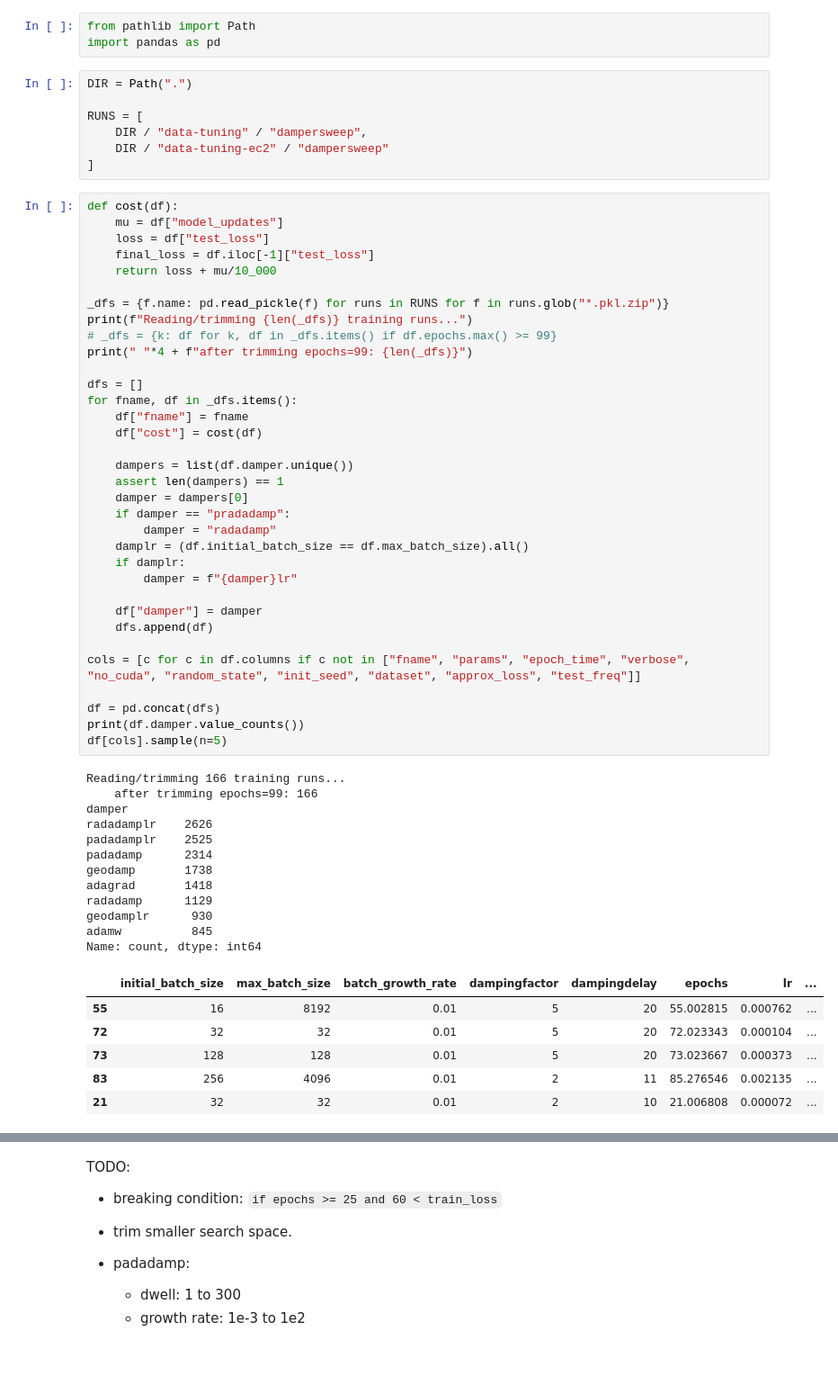
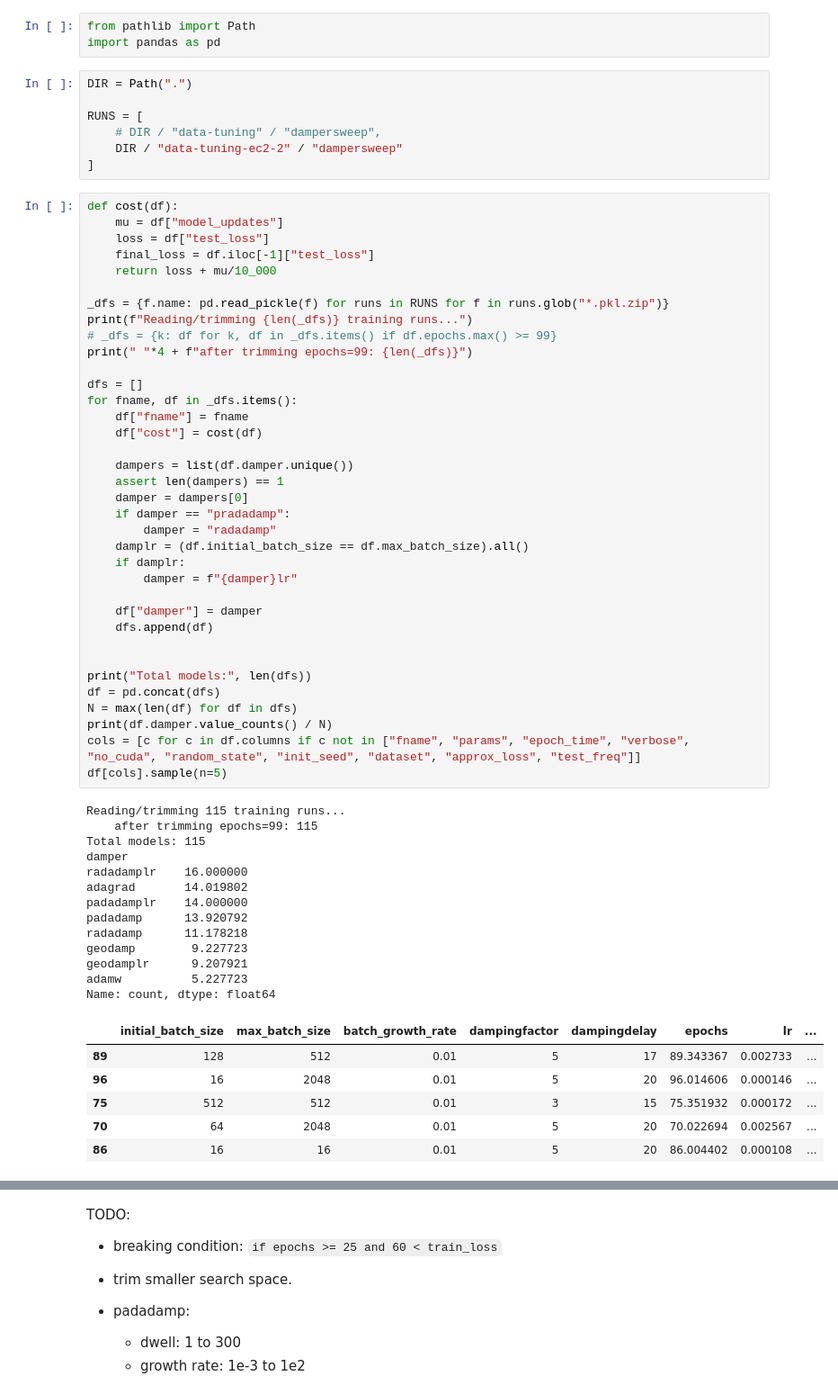
Before and after one commit to stsievert/adadamp-experiments, a Jupyter notebook: exp-autoencoder/viz-sweep.ipynb, the cells around one changed output, grey strips where cells are left out. Shown: that part at 90% size. Saved outputs shown, nothing was run; the diff lists cells and outputs as text; blank space fills up the shorter version.

```diff
--- a/exp-autoencoder/viz-sweep.ipynb
+++ b/exp-autoencoder/viz-sweep.ipynb
@@ -5,8 +5,8 @@ import pandas as pd
 DIR = Path(".")
 
 RUNS = [
-    DIR / "data-tuning" / "dampersweep",
-    DIR / "data-tuning-ec2" / "dampersweep"
+    # DIR / "data-tuning" / "dampersweep",
+    DIR / "data-tuning-ec2-2" / "dampersweep"
 ]
 # %%
 def cost(df):
@@ -15,49 +15,52 @@ def cost(df):
     final_loss = df.iloc[-1]["test_loss"]
     return loss + mu/10_000
 
 _dfs = {f.name: pd.read_pickle(f) for runs in RUNS for f in runs.glob("*.pkl.zip")}
 print(f"Reading/trimming {len(_dfs)} training runs...")
 # _dfs = {k: df for k, df in _dfs.items() if df.epochs.max() >= 99}
 print(" "*4 + f"after trimming epochs=99: {len(_dfs)}")
 
 dfs = []
 for fname, df in _dfs.items():
     df["fname"] = fname
     df["cost"] = cost(df)
 
     dampers = list(df.damper.unique())
     assert len(dampers) == 1
     damper = dampers[0]
     if damper == "pradadamp":
         damper = "radadamp"
     damplr = (df.initial_batch_size == df.max_batch_size).all()
     if damplr:
         damper = f"{damper}lr"
 
     df["damper"] = damper
     dfs.append(df)
 
+
+print("Total models:", len(dfs))
+df = pd.concat(dfs)
+N = max(len(df) for df in dfs)
+print(df.damper.value_counts() / N)
 cols = [c for c in df.columns if c not in ["fname", "params", "epoch_time", "verbose", "no_cuda", "random_state", "init_seed", "dataset", "approx_loss", "test_freq"]]
-
-df = pd.concat(dfs)
-print(df.damper.value_counts())
 df[cols].sample(n=5)
 # %% [output]
-Reading/trimming 166 training runs...
-    after trimming epochs=99: 166
+Reading/trimming 115 training runs...
+    after trimming epochs=99: 115
+Total models: 115
 damper
-radadamplr    2626
-padadamplr    2525
-padadamp      2314
-geodamp       1738
-adagrad       1418
-radadamp      1129
-geodamplr      930
-adamw          845
-Name: count, dtype: int64
+radadamplr    16.000000
+adagrad       14.019802
+padadamplr    14.000000
+padadamp      13.920792
+radadamp      11.178218
+geodamp        9.227723
+geodamplr      9.207921
+adamw          5.227723
+Name: count, dtype: float64
 |  | initial_batch_size | max_batch_size | batch_growth_rate | dampingfactor | dampingdelay | epochs | lr | ... |
-| 55 | 16 | 8192 | 0.01 | 5 | 20 | 55.002815 | 0.000762 | ... |
-| 72 | 32 | 32 | 0.01 | 5 | 20 | 72.023343 | 0.000104 | ... |
-| 73 | 128 | 128 | 0.01 | 5 | 20 | 73.023667 | 0.000373 | ... |
-| 83 | 256 | 4096 | 0.01 | 2 | 11 | 85.276546 | 0.002135 | ... |
-| 21 | 32 | 32 | 0.01 | 2 | 10 | 21.006808 | 0.000072 | ... |
+| 89 | 128 | 512 | 0.01 | 5 | 17 | 89.343367 | 0.002733 | ... |
+| 96 | 16 | 2048 | 0.01 | 5 | 20 | 96.014606 | 0.000146 | ... |
+| 75 | 512 | 512 | 0.01 | 3 | 15 | 75.351932 | 0.000172 | ... |
+| 70 | 64 | 2048 | 0.01 | 5 | 20 | 70.022694 | 0.002567 | ... |
+| 86 | 16 | 16 | 0.01 | 5 | 20 | 86.004402 | 0.000108 | ... |
```
Also changed, not shown: parts of 4 cells of this notebook, 2 other files.
